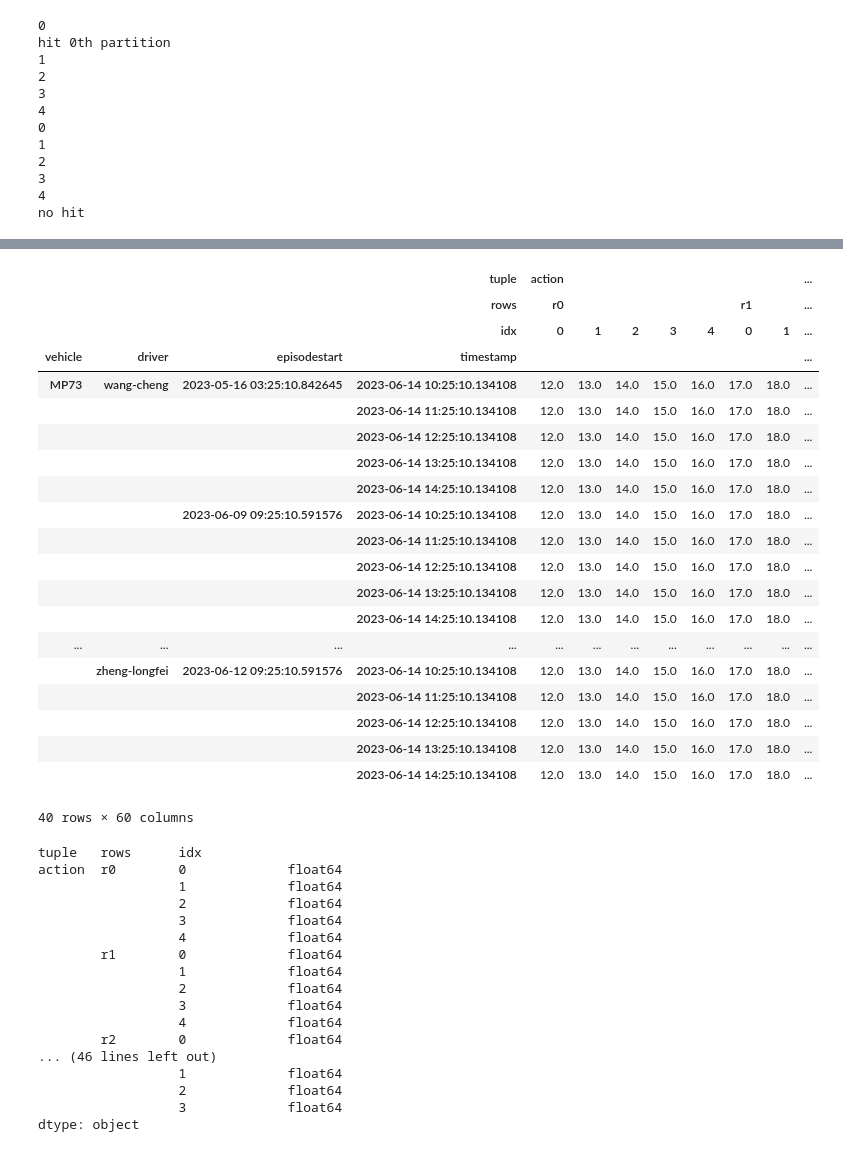
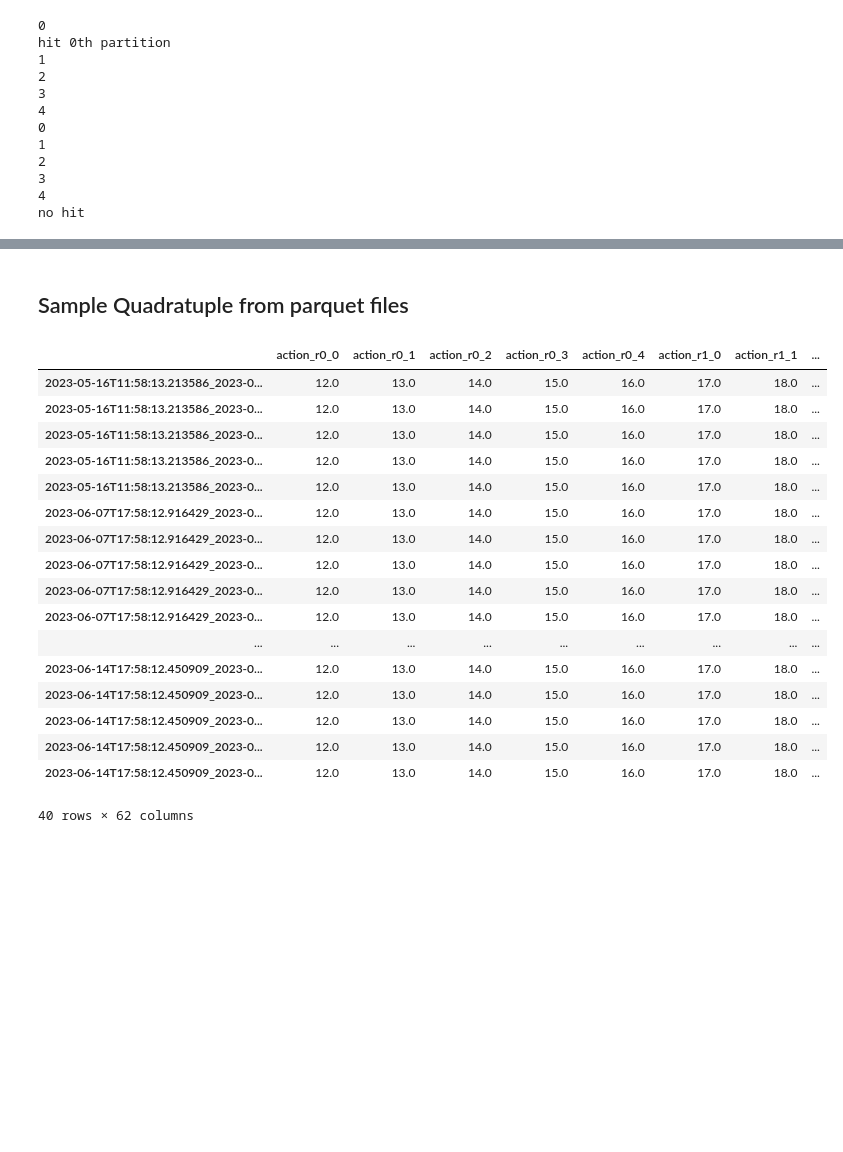
Before and after one commit to Binjian/eos, a Jupyter notebook: eos/utils/eos_timeseries_dataframe.ipynb, the cells around one changed output, grey strips where cells are left out. Saved outputs shown, nothing was run; the diff lists cells and outputs as text; code cells hidden in the pictures; blank space fills up the shorter version.

```diff
--- a/eos/utils/eos_timeseries_dataframe.ipynb
+++ b/eos/utils/eos_timeseries_dataframe.ipynb
@@ -3210,44 +3268,34 @@ MultiIndex([('MP73',    'wang-cheng', '2023-06-09 09:25:10.591576', ...),
            names=['vehicle', 'driver', 'episodestart', 'timestamp'])
-# %%
-df = df.sort_index()
-df
-df.dtypes
-# %% [output]
-|  |  |  | tuple | action |  |  |  |  |  |  | ... |
-|  |  |  | rows | r0 |  |  |  |  | r1 |  | ... |
-|  |  |  | idx | 0 | 1 | 2 | 3 | 4 | 0 | 1 | ... |
-| vehicle | driver | episodestart | timestamp |  |  |  |  |  |  |  | ... |
-| MP73 | wang-cheng | 2023-05-16 03:25:10.842645 | 2023-06-14 10:25:10.134108 | 12.0 | 13.0 | 14.0 | 15.0 | 16.0 | 17.0 | 18.0 | ... |
-|  |  |  | 2023-06-14 11:25:10.134108 | 12.0 | 13.0 | 14.0 | 15.0 | 16.0 | 17.0 | 18.0 | ... |
-|  |  |  | 2023-06-14 12:25:10.134108 | 12.0 | 13.0 | 14.0 | 15.0 | 16.0 | 17.0 | 18.0 | ... |
-|  |  |  | 2023-06-14 13:25:10.134108 | 12.0 | 13.0 | 14.0 | 15.0 | 16.0 | 17.0 | 18.0 | ... |
-|  |  |  | 2023-06-14 14:25:10.134108 | 12.0 | 13.0 | 14.0 | 15.0 | 16.0 | 17.0 | 18.0 | ... |
-|  |  | 2023-06-09 09:25:10.591576 | 2023-06-14 10:25:10.134108 | 12.0 | 13.0 | 14.0 | 15.0 | 16.0 | 17.0 | 18.0 | ... |
-|  |  |  | 2023-06-14 11:25:10.134108 | 12.0 | 13.0 | 14.0 | 15.0 | 16.0 | 17.0 | 18.0 | ... |
-|  |  |  | 2023-06-14 12:25:10.134108 | 12.0 | 13.0 | 14.0 | 15.0 | 16.0 | 17.0 | 18.0 | ... |
-|  |  |  | 2023-06-14 13:25:10.134108 | 12.0 | 13.0 | 14.0 | 15.0 | 16.0 | 17.0 | 18.0 | ... |
-|  |  |  | 2023-06-14 14:25:10.134108 | 12.0 | 13.0 | 14.0 | 15.0 | 16.0 | 17.0 | 18.0 | ... |
-| ... | ... | ... | ... | ... | ... | ... | ... | ... | ... | ... | ... |
-|  | zheng-longfei | 2023-06-12 09:25:10.591576 | 2023-06-14 10:25:10.134108 | 12.0 | 13.0 | 14.0 | 15.0 | 16.0 | 17.0 | 18.0 | ... |
-|  |  |  | 2023-06-14 11:25:10.134108 | 12.0 | 13.0 | 14.0 | 15.0 | 16.0 | 17.0 | 18.0 | ... |
-|  |  |  | 2023-06-14 12:25:10.134108 | 12.0 | 13.0 | 14.0 | 15.0 | 16.0 | 17.0 | 18.0 | ... |
-|  |  |  | 2023-06-14 13:25:10.134108 | 12.0 | 13.0 | 14.0 | 15.0 | 16.0 | 17.0 | 18.0 | ... |
-|  |  |  | 2023-06-14 14:25:10.134108 | 12.0 | 13.0 | 14.0 | 15.0 | 16.0 | 17.0 | 18.0 | ... |
-40 rows × 60 columns
-tuple   rows      idx
-action  r0        0             float64
-                  1             float64
-                  2             float64
-                  3             float64
-                  4             float64
-        r1        0             float64
-                  1             float64
-                  2             float64
-                  3             float64
-                  4             float64
-        r2        0             float64
-... (46 lines left out)
-                  1             float64
-                  2             float64
-                  3             float64
-dtype: object
+# %% [markdown]
+## Sample Quadratuple from parquet files
+# %%
+
+ddf = dd.read_parquet(
+    'eos_dask_episodes',
+    engine='pyarrow',
+    compression='snappy',
+    ignore_metadata_file=False,
+    infer_divisions=True,
+)
+df = ddf.compute()
+df = df.sort_index()
+df
+# %% [output]
+|  | action_r0_0 | action_r0_1 | action_r0_2 | action_r0_3 | action_r0_4 | action_r1_0 | action_r1_1 | ... |
+| 2023-05-16T11:58:13.213586_2023-0... | 12.0 | 13.0 | 14.0 | 15.0 | 16.0 | 17.0 | 18.0 | ... |
+| 2023-05-16T11:58:13.213586_2023-0... | 12.0 | 13.0 | 14.0 | 15.0 | 16.0 | 17.0 | 18.0 | ... |
+| 2023-05-16T11:58:13.213586_2023-0... | 12.0 | 13.0 | 14.0 | 15.0 | 16.0 | 17.0 | 18.0 | ... |
+| 2023-05-16T11:58:13.213586_2023-0... | 12.0 | 13.0 | 14.0 | 15.0 | 16.0 | 17.0 | 18.0 | ... |
+| 2023-05-16T11:58:13.213586_2023-0... | 12.0 | 13.0 | 14.0 | 15.0 | 16.0 | 17.0 | 18.0 | ... |
+| 2023-06-07T17:58:12.916429_2023-0... | 12.0 | 13.0 | 14.0 | 15.0 | 16.0 | 17.0 | 18.0 | ... |
+| 2023-06-07T17:58:12.916429_2023-0... | 12.0 | 13.0 | 14.0 | 15.0 | 16.0 | 17.0 | 18.0 | ... |
+| 2023-06-07T17:58:12.916429_2023-0... | 12.0 | 13.0 | 14.0 | 15.0 | 16.0 | 17.0 | 18.0 | ... |
+| 2023-06-07T17:58:12.916429_2023-0... | 12.0 | 13.0 | 14.0 | 15.0 | 16.0 | 17.0 | 18.0 | ... |
+| 2023-06-07T17:58:12.916429_2023-0... | 12.0 | 13.0 | 14.0 | 15.0 | 16.0 | 17.0 | 18.0 | ... |
+| ... | ... | ... | ... | ... | ... | ... | ... | ... |
+| 2023-06-14T17:58:12.450909_2023-0... | 12.0 | 13.0 | 14.0 | 15.0 | 16.0 | 17.0 | 18.0 | ... |
+| 2023-06-14T17:58:12.450909_2023-0... | 12.0 | 13.0 | 14.0 | 15.0 | 16.0 | 17.0 | 18.0 | ... |
+| 2023-06-14T17:58:12.450909_2023-0... | 12.0 | 13.0 | 14.0 | 15.0 | 16.0 | 17.0 | 18.0 | ... |
+| 2023-06-14T17:58:12.450909_2023-0... | 12.0 | 13.0 | 14.0 | 15.0 | 16.0 | 17.0 | 18.0 | ... |
+| 2023-06-14T17:58:12.450909_2023-0... | 12.0 | 13.0 | 14.0 | 15.0 | 16.0 | 17.0 | 18.0 | ... |
+40 rows × 62 columns
```
Also changed, not shown: parts of 64 cells of this notebook, 3 other files.
